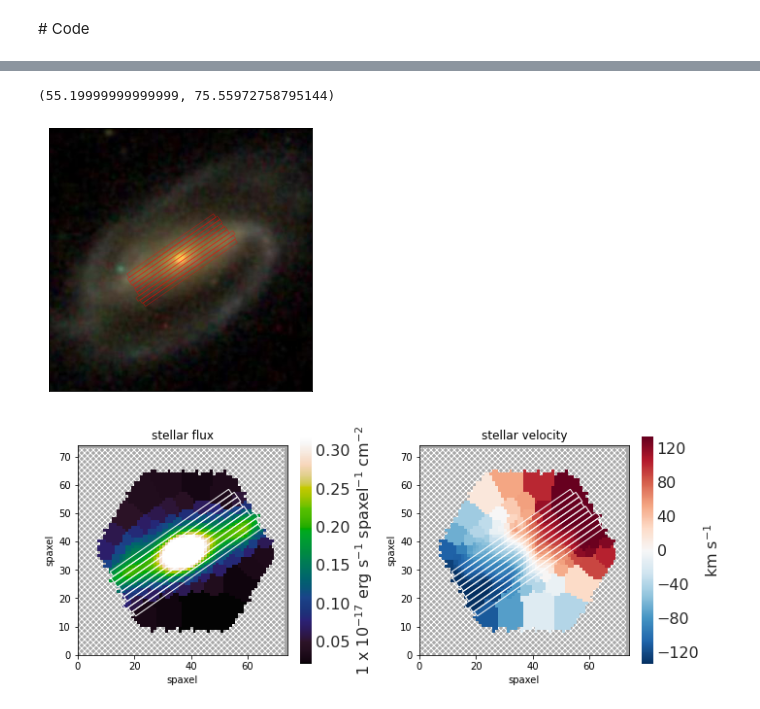
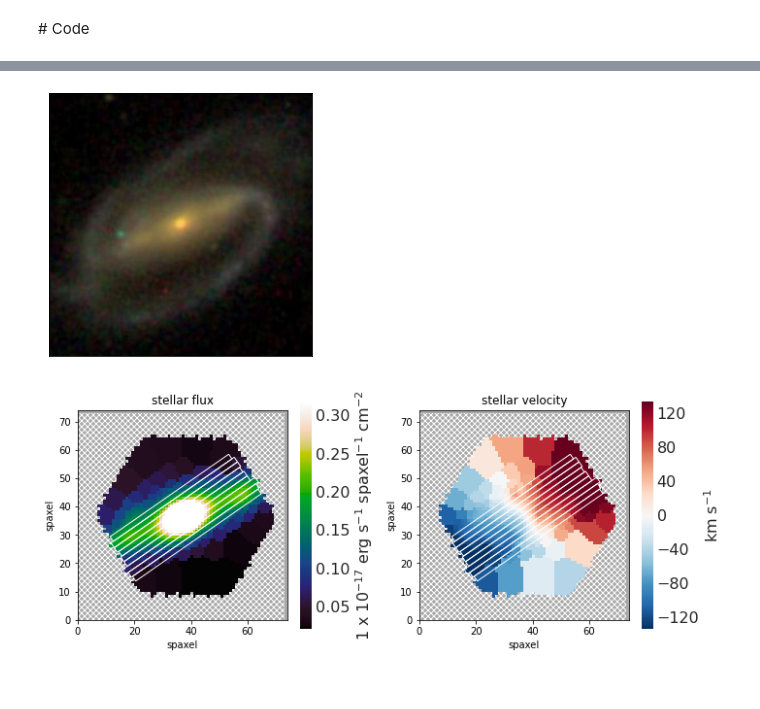
Before and after one commit to tobiasgeron/Tremaine_Weinberg, a Jupyter notebook: Example.ipynb, the cells around one changed output, grey strips where cells are left out. Cells and saved outputs as stored; diff of their text form; code cells hidden in the pictures.

```diff
--- a/Example.ipynb
+++ b/Example.ipynb
@@ -106,12 +98,8 @@ print(f'{np.round(time.time() - start_time,2)} seconds elapsed.')
-# %%
-tw.PA, tw.PA_bar
-# %% [output]
-(55.19999999999999, 75.55972758795144)
 # %%
 # You can look at the galaxy by doing (image is from SDSS, obtained through Marvin)
-tw.plot_img(plot_barlen = False, plot_apers = True)
+tw.plot_img()
 # %% [output]
-[figure, old version]
+[figure, new version]
 # %%
 # You can plot various maps, similar to Figure 2 in Géron et al. (2022) by doing:
 tw.plot_maps(plot_apers = True)
```
Also changed, not shown: parts of 3 cells of this notebook, 1 other file.
